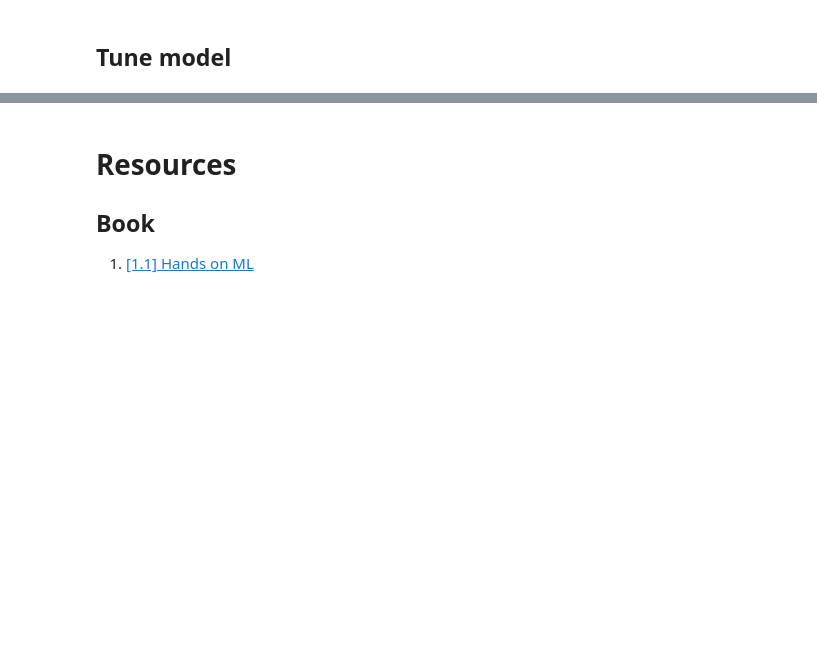
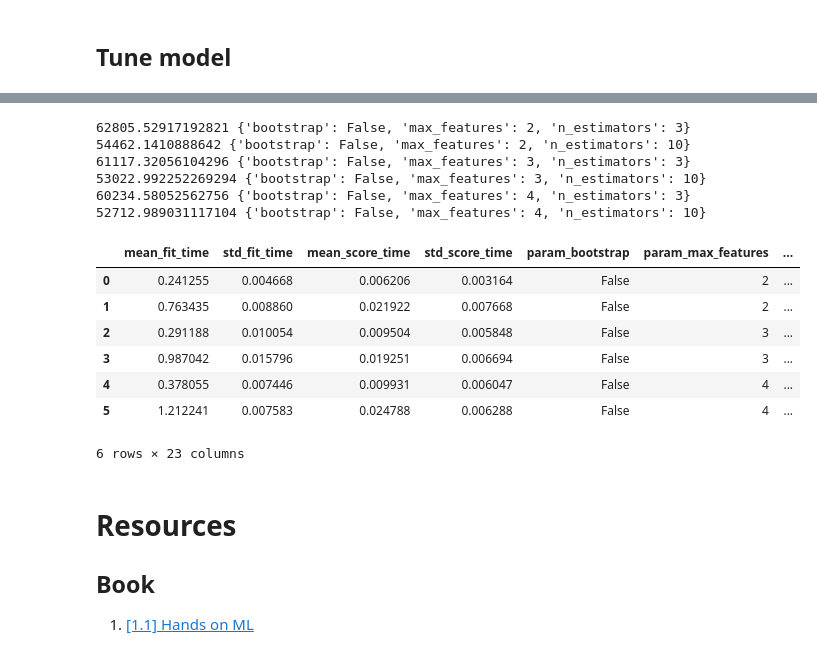
Before and after one commit to SalAlba/machine-learning, a Jupyter notebook: notes/machine-learning-project-checklist/demo/ex2/main.ipynb, the cells around one changed output, grey strips where cells are left out. Cells and saved outputs as stored; diff of their text form; code cells hidden in the pictures; blank space fills up the shorter version.

```diff
--- a/notes/machine-learning-project-checklist/demo/ex2/main.ipynb
+++ b/notes/machine-learning-project-checklist/demo/ex2/main.ipynb
@@ -759,0 +794,11 @@ df
+# %%
+forest_reg = RandomForestRegressor(random_state=42)
+
+# train across 5 folds, that's a total of (12+6)*5=90 rounds of training
+grid_search = GridSearchCV(
+    forest_reg,
+    param_grid,
+    cv=5,
+    scoring='neg_mean_squared_error',
+    return_train_score=True
+)
@@ -760,3 +843,24 @@ df
+# %%
+for mean_score, params in zip(cvres["mean_test_score"], cvres["params"]):
+    print(np.sqrt(-mean_score), params)
+# %% [output]
+62805.52917192821 {'bootstrap': False, 'max_features': 2, 'n_estimators': 3}
+54462.1410888642 {'bootstrap': False, 'max_features': 2, 'n_estimators': 10}
+61117.32056104296 {'bootstrap': False, 'max_features': 3, 'n_estimators': 3}
+53022.992252269294 {'bootstrap': False, 'max_features': 3, 'n_estimators': 10}
+60234.58052562756 {'bootstrap': False, 'max_features': 4, 'n_estimators': 3}
+52712.989031117104 {'bootstrap': False, 'max_features': 4, 'n_estimators': 10}
+# %%
+pd.DataFrame(grid_search.cv_results_)
+# %% [output]
+|  | mean_fit_time | std_fit_time | mean_score_time | std_score_time | param_bootstrap | param_max_features | ... |
+| 0 | 0.241255 | 0.004668 | 0.006206 | 0.003164 | False | 2 | ... |
+| 1 | 0.763435 | 0.008860 | 0.021922 | 0.007668 | False | 2 | ... |
+| 2 | 0.291188 | 0.010054 | 0.009504 | 0.005848 | False | 3 | ... |
+| 3 | 0.987042 | 0.015796 | 0.019251 | 0.006694 | False | 3 | ... |
+| 4 | 0.378055 | 0.007446 | 0.009931 | 0.006047 | False | 4 | ... |
+| 5 | 1.212241 | 0.007583 | 0.024788 | 0.006288 | False | 4 | ... |
+6 rows × 23 columns
 # %% [markdown]
 # Resources
 
```
Also changed, not shown: parts of 25 cells of this notebook, 3 other files.
